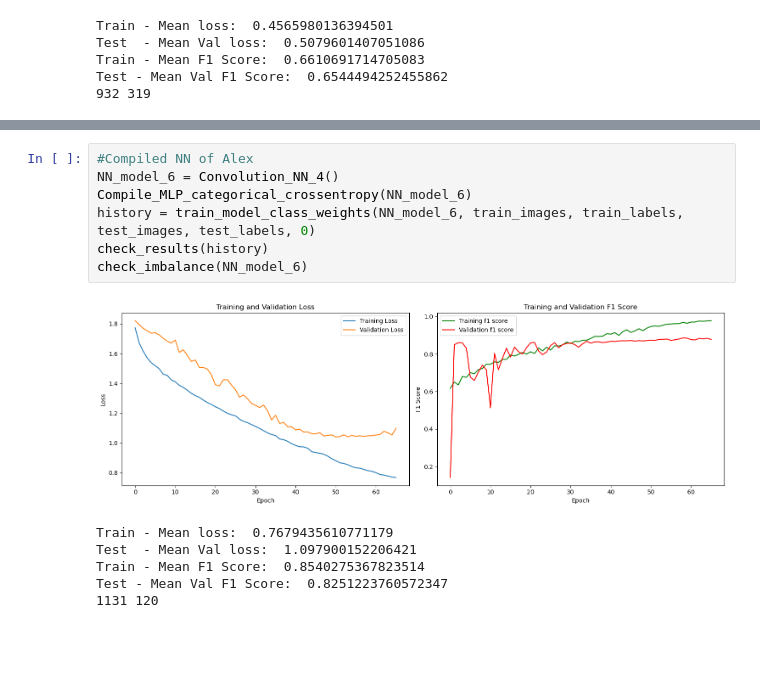
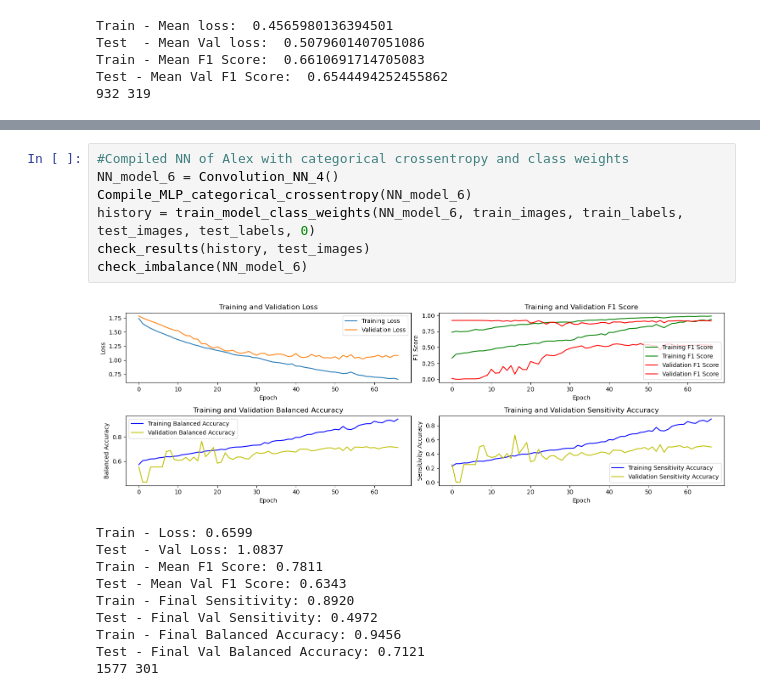
Before and after one commit to duarte3333/Machine_Learning, a Jupyter notebook: Pb1_ImageAnalysis/task1_imageanalysis.ipynb, the cells around one changed output, grey strips where cells are left out. Drawn from its saved outputs; the diff is of its cells as text; blank space fills up the shorter version.

```diff
--- a/Pb1_ImageAnalysis/task1_imageanalysis.ipynb
+++ b/Pb1_ImageAnalysis/task1_imageanalysis.ipynb
@@ -319,14 +413,18 @@ Test - Mean Val F1 Score:  0.6544494252455862
 # %%
-#Compiled NN of Alex
+#Compiled NN of Alex with categorical crossentropy and class weights
 NN_model_6 = Convolution_NN_4()
 Compile_MLP_categorical_crossentropy(NN_model_6)
 history = train_model_class_weights(NN_model_6, train_images, train_labels, test_images, test_labels, 0)
-check_results(history)
+check_results(history, test_images)
 check_imbalance(NN_model_6)
 # %% [output]
-[figure, old version]
+[figure, new version]
-Train - Mean loss:  0.7679435610771179
-Test  - Mean Val loss:  1.097900152206421
-Train - Mean F1 Score:  0.8540275367823514
-Test - Mean Val F1 Score:  0.8251223760572347
-1131 120
+Train - Loss: 0.6599
+Test  - Val Loss: 1.0837
+Train - Mean F1 Score: 0.7811
+Test - Mean Val F1 Score: 0.6343
+Train - Final Sensitivity: 0.8920
+Test - Final Val Sensitivity: 0.4972
+Train - Final Balanced Accuracy: 0.9456
+Test - Final Val Balanced Accuracy: 0.7121
+1577 301
```
Also changed, not shown: parts of 11 cells of this notebook.
